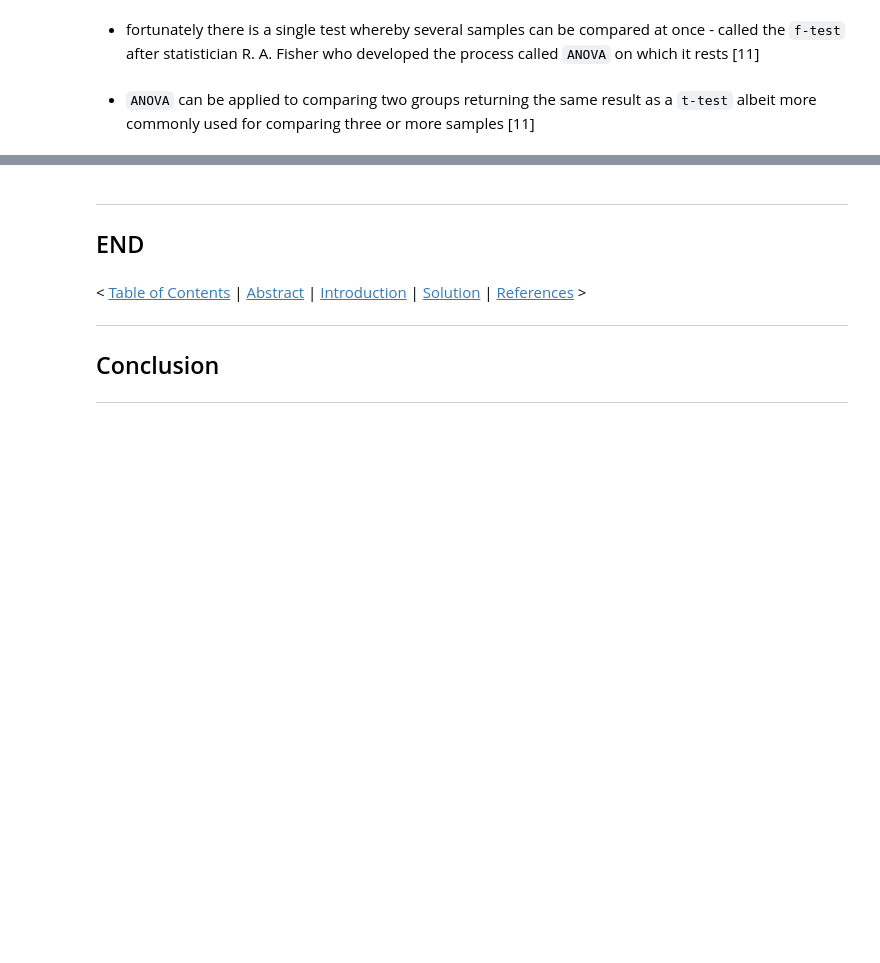
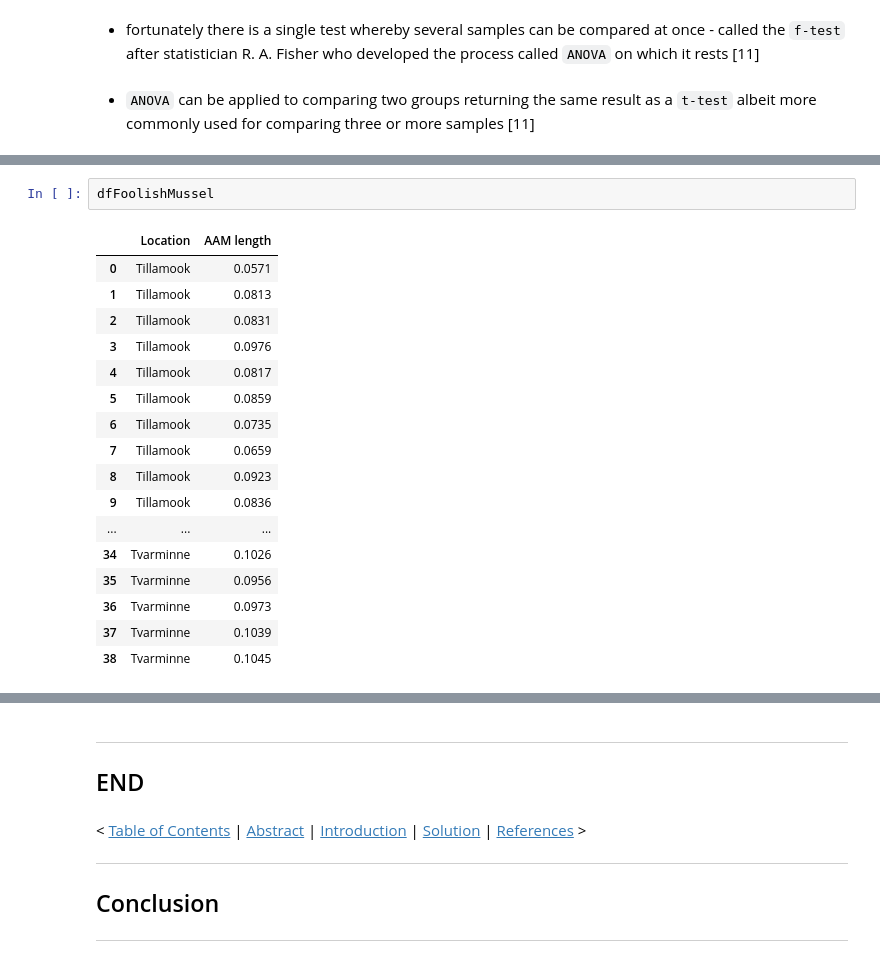
Before and after one commit to SeanOhAileasa/mls-scikit-learn-scipy-stats, a Jupyter notebook: scipy-stats.ipynb, the cells around one changed output, grey strips where cells are left out. Saved outputs shown, nothing was run; the diff lists cells and outputs as text; blank space fills up the shorter version.

```diff
--- a/scipy-stats.ipynb
+++ b/scipy-stats.ipynb
@@ -1392,0 +1490,20 @@ print(f"{p_ss_anova:0.2f}% probability ({p_ss_anova*10:.0f}% chance)") # typical
+# %%
+dfFoolishMussel
+# %% [output]
+|  | Location | AAM length |
+| 0 | Tillamook | 0.0571 |
+| 1 | Tillamook | 0.0813 |
+| 2 | Tillamook | 0.0831 |
+| 3 | Tillamook | 0.0976 |
+| 4 | Tillamook | 0.0817 |
+| 5 | Tillamook | 0.0859 |
+| 6 | Tillamook | 0.0735 |
+| 7 | Tillamook | 0.0659 |
+| 8 | Tillamook | 0.0923 |
+| 9 | Tillamook | 0.0836 |
+| ... | ... | ... |
+| 34 | Tvarminne | 0.1026 |
+| 35 | Tvarminne | 0.0956 |
+| 36 | Tvarminne | 0.0973 |
+| 37 | Tvarminne | 0.1039 |
+| 38 | Tvarminne | 0.1045 |
```
Also changed, not shown: parts of 83 cells of this notebook, 2 other files.
